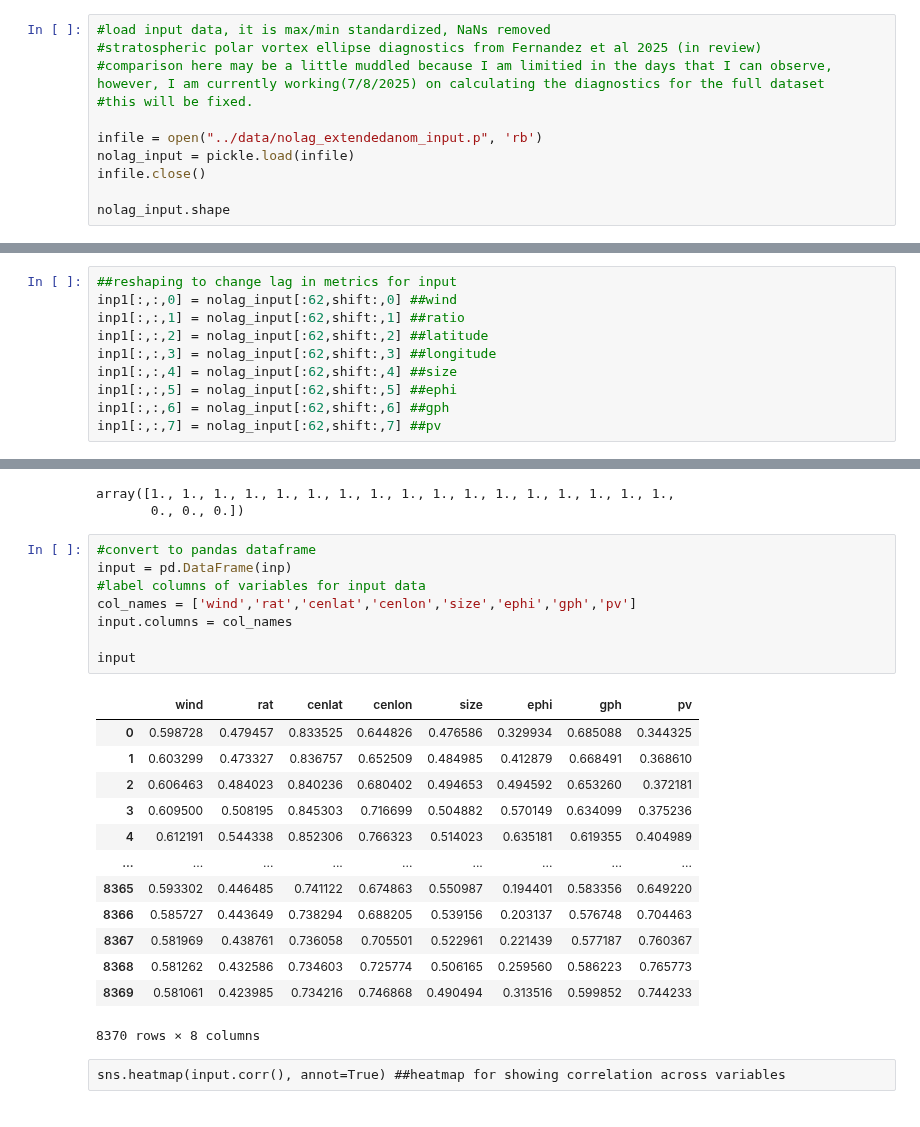
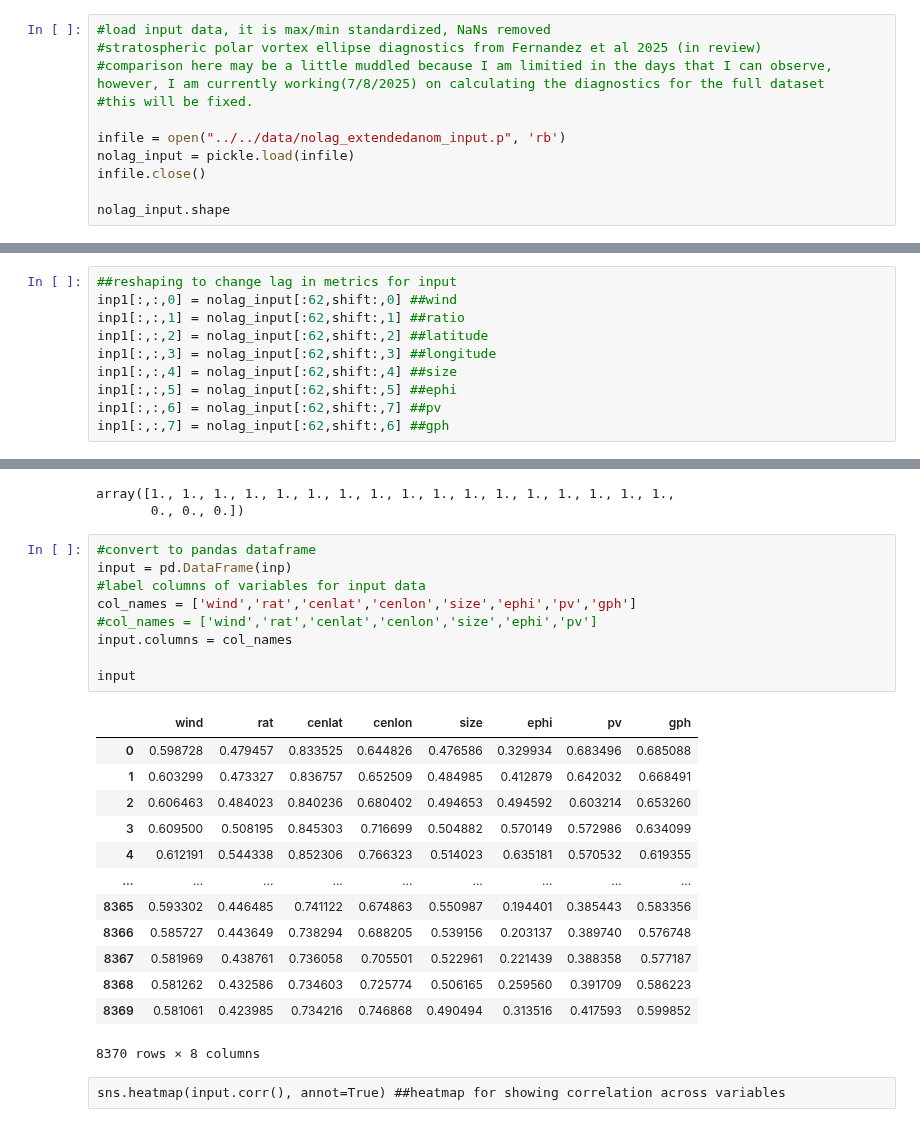
Before and after one commit to emf98/LessonsLearned, a Jupyter notebook: NewRegions/Canada/RF_Attempt-CAN.ipynb, the cells around one changed output, grey strips where cells are left out. Drawn from its saved outputs; the diff is of its cells as text.

```diff
--- a/NewRegions/Canada/RF_Attempt-CAN.ipynb
+++ b/NewRegions/Canada/RF_Attempt-CAN.ipynb
@@ -40,7 +40,7 @@ from SkillStats_MOD import PAS
 #comparison here may be a little muddled because I am limitied in the days that I can observe, however, I am currently working(7/8/2025) on calculating the diagnostics for the full dataset
 #this will be fixed.
 
-infile = open("../data/nolag_extendedanom_input.p", 'rb')
+infile = open("../../data/nolag_extendedanom_input.p", 'rb')
 nolag_input = pickle.load(infile)
 infile.close()
 
@@ -64,8 +64,8 @@ inp1[:,:,2] = nolag_input[:62,shift:,2] ##latitude
 inp1[:,:,3] = nolag_input[:62,shift:,3] ##longitude
 inp1[:,:,4] = nolag_input[:62,shift:,4] ##size
 inp1[:,:,5] = nolag_input[:62,shift:,5] ##ephi
-inp1[:,:,6] = nolag_input[:62,shift:,6] ##gph
-inp1[:,:,7] = nolag_input[:62,shift:,7] ##pv
+inp1[:,:,6] = nolag_input[:62,shift:,7] ##pv
+inp1[:,:,7] = nolag_input[:62,shift:,6] ##gph
 # %%
 inp=inp1.reshape(62*idx,8)
 # %%
@@ -108,24 +108,25 @@ array([1., 1., 1., 1., 1., 1., 1., 1., 1., 1., 1., 1., 1., 1., 1., 1., 1.,
 # %%
 #convert to pandas dataframe
 input = pd.DataFrame(inp)
 #label columns of variables for input data
-col_names = ['wind','rat','cenlat','cenlon','size','ephi','gph','pv']
+col_names = ['wind','rat','cenlat','cenlon','size','ephi','pv','gph']
+#col_names = ['wind','rat','cenlat','cenlon','size','ephi','pv']
 input.columns = col_names
 
 input
 # %% [output]
-|  | wind | rat | cenlat | cenlon | size | ephi | gph | pv |
-| 0 | 0.598728 | 0.479457 | 0.833525 | 0.644826 | 0.476586 | 0.329934 | 0.685088 | 0.344325 |
-| 1 | 0.603299 | 0.473327 | 0.836757 | 0.652509 | 0.484985 | 0.412879 | 0.668491 | 0.368610 |
-| 2 | 0.606463 | 0.484023 | 0.840236 | 0.680402 | 0.494653 | 0.494592 | 0.653260 | 0.372181 |
-| 3 | 0.609500 | 0.508195 | 0.845303 | 0.716699 | 0.504882 | 0.570149 | 0.634099 | 0.375236 |
-| 4 | 0.612191 | 0.544338 | 0.852306 | 0.766323 | 0.514023 | 0.635181 | 0.619355 | 0.404989 |
+|  | wind | rat | cenlat | cenlon | size | ephi | pv | gph |
+| 0 | 0.598728 | 0.479457 | 0.833525 | 0.644826 | 0.476586 | 0.329934 | 0.683496 | 0.685088 |
+| 1 | 0.603299 | 0.473327 | 0.836757 | 0.652509 | 0.484985 | 0.412879 | 0.642032 | 0.668491 |
+| 2 | 0.606463 | 0.484023 | 0.840236 | 0.680402 | 0.494653 | 0.494592 | 0.603214 | 0.653260 |
+| 3 | 0.609500 | 0.508195 | 0.845303 | 0.716699 | 0.504882 | 0.570149 | 0.572986 | 0.634099 |
+| 4 | 0.612191 | 0.544338 | 0.852306 | 0.766323 | 0.514023 | 0.635181 | 0.570532 | 0.619355 |
 | ... | ... | ... | ... | ... | ... | ... | ... | ... |
-| 8365 | 0.593302 | 0.446485 | 0.741122 | 0.674863 | 0.550987 | 0.194401 | 0.583356 | 0.649220 |
-| 8366 | 0.585727 | 0.443649 | 0.738294 | 0.688205 | 0.539156 | 0.203137 | 0.576748 | 0.704463 |
-| 8367 | 0.581969 | 0.438761 | 0.736058 | 0.705501 | 0.522961 | 0.221439 | 0.577187 | 0.760367 |
-| 8368 | 0.581262 | 0.432586 | 0.734603 | 0.725774 | 0.506165 | 0.259560 | 0.586223 | 0.765773 |
-| 8369 | 0.581061 | 0.423985 | 0.734216 | 0.746868 | 0.490494 | 0.313516 | 0.599852 | 0.744233 |
+| 8365 | 0.593302 | 0.446485 | 0.741122 | 0.674863 | 0.550987 | 0.194401 | 0.385443 | 0.583356 |
+| 8366 | 0.585727 | 0.443649 | 0.738294 | 0.688205 | 0.539156 | 0.203137 | 0.389740 | 0.576748 |
+| 8367 | 0.581969 | 0.438761 | 0.736058 | 0.705501 | 0.522961 | 0.221439 | 0.388358 | 0.577187 |
+| 8368 | 0.581262 | 0.432586 | 0.734603 | 0.725774 | 0.506165 | 0.259560 | 0.391709 | 0.586223 |
+| 8369 | 0.581061 | 0.423985 | 0.734216 | 0.746868 | 0.490494 | 0.313516 | 0.417593 | 0.599852 |
 8370 rows × 8 columns
 # %% [raw]
 sns.heatmap(input.corr(), annot=True) ##heatmap for showing correlation across variables
```
Also changed, not shown: parts of 15 cells of this notebook, 1 other file.
